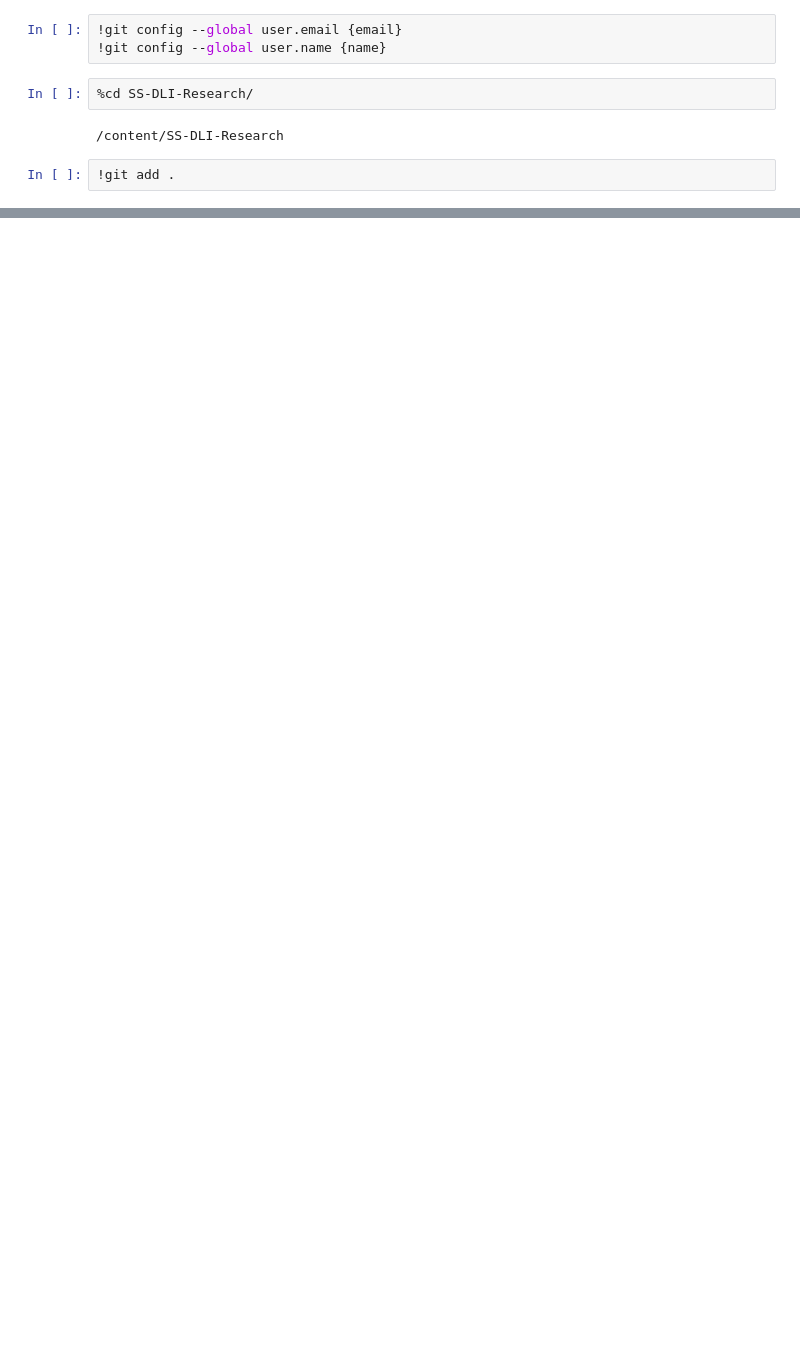
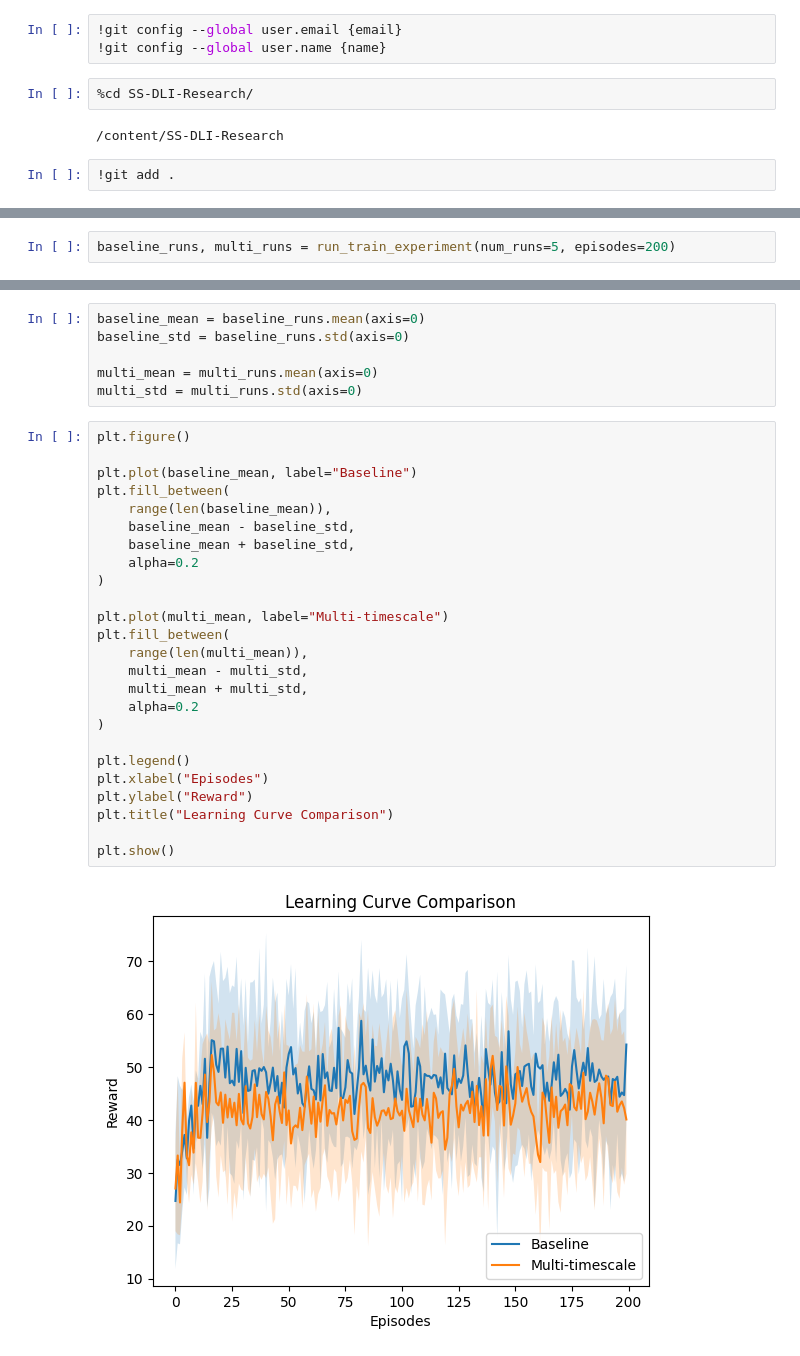
Before and after one commit to Solu-victoria/SS-DLI-Research, a Jupyter notebook: Experiments.ipynb, the cells around one changed output, grey strips where cells are left out. Cells and saved outputs as stored; diff of their text form; blank space fills up the shorter version.

```diff
--- a/Experiments.ipynb
+++ b/Experiments.ipynb
@@ -50,2 +62,4 @@ from train import run_experiment
 import numpy as np
 import matplotlib.pyplot as plt
+# %%
+baseline_runs, multi_runs = run_train_experiment(num_runs=5, episodes=200)
@@ -51,0 +85,33 @@ import matplotlib.pyplot as plt
+# %%
+baseline_mean = baseline_runs.mean(axis=0)
+baseline_std = baseline_runs.std(axis=0)
+
+multi_mean = multi_runs.mean(axis=0)
+multi_std = multi_runs.std(axis=0)
+# %%
+plt.figure()
+
+plt.plot(baseline_mean, label="Baseline")
+plt.fill_between(
+    range(len(baseline_mean)),
+    baseline_mean - baseline_std,
+    baseline_mean + baseline_std,
+    alpha=0.2
+)
+
+plt.plot(multi_mean, label="Multi-timescale")
+plt.fill_between(
+    range(len(multi_mean)),
+    multi_mean - multi_std,
+    multi_mean + multi_std,
+    alpha=0.2
+)
+
+plt.legend()
+plt.xlabel("Episodes")
+plt.ylabel("Reward")
+plt.title("Learning Curve Comparison")
+
+plt.show()
+# %% [output]
+[figure, added]
```
Also changed, not shown: parts of 8 cells of this notebook.
